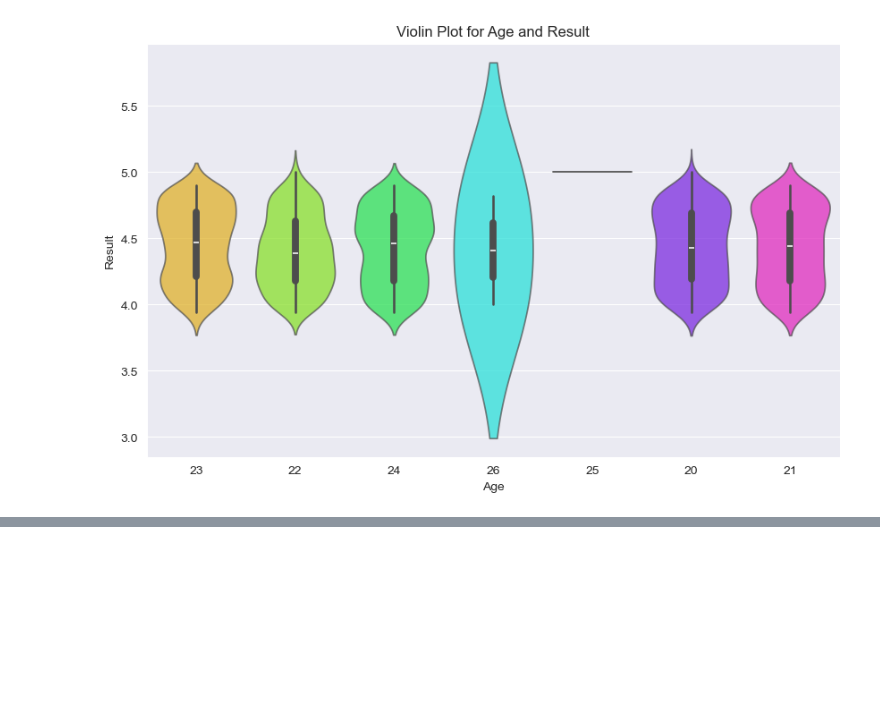
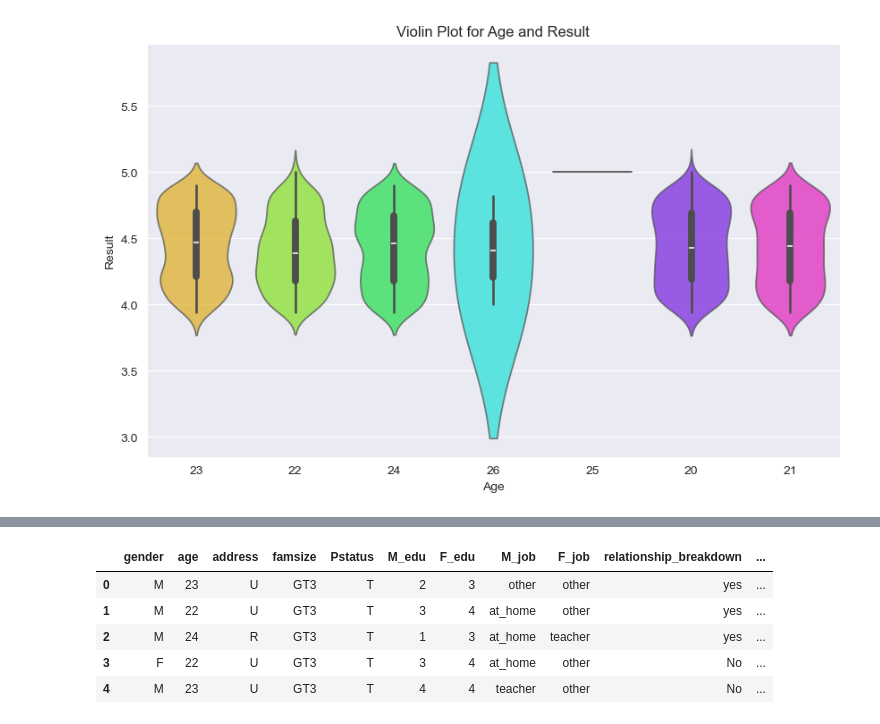
Before and after one commit to ssavi45/Student-Performance-Predictor, a Jupyter notebook: study.ipynb, the cells around one changed output, grey strips where cells are left out. Saved outputs shown, nothing was run; the diff lists cells and outputs as text; code cells hidden in the pictures; blank space fills up the shorter version.

```diff
--- a/study.ipynb
+++ b/study.ipynb
@@ -225,0 +250,9 @@ plt.show()
+# %%
+df.head()
+# %% [output]
+|  | gender | age | address | famsize | Pstatus | M_edu | F_edu | M_job | F_job | relationship_breakdown | ... |
+| 0 | M | 23 | U | GT3 | T | 2 | 3 | other | other | yes | ... |
+| 1 | M | 22 | U | GT3 | T | 3 | 4 | at_home | other | yes | ... |
+| 2 | M | 24 | R | GT3 | T | 1 | 3 | at_home | teacher | yes | ... |
+| 3 | F | 22 | U | GT3 | T | 3 | 4 | at_home | other | No | ... |
+| 4 | M | 23 | U | GT3 | T | 4 | 4 | teacher | other | No | ... |
```
Also changed, not shown: parts of 6 cells of this notebook.
